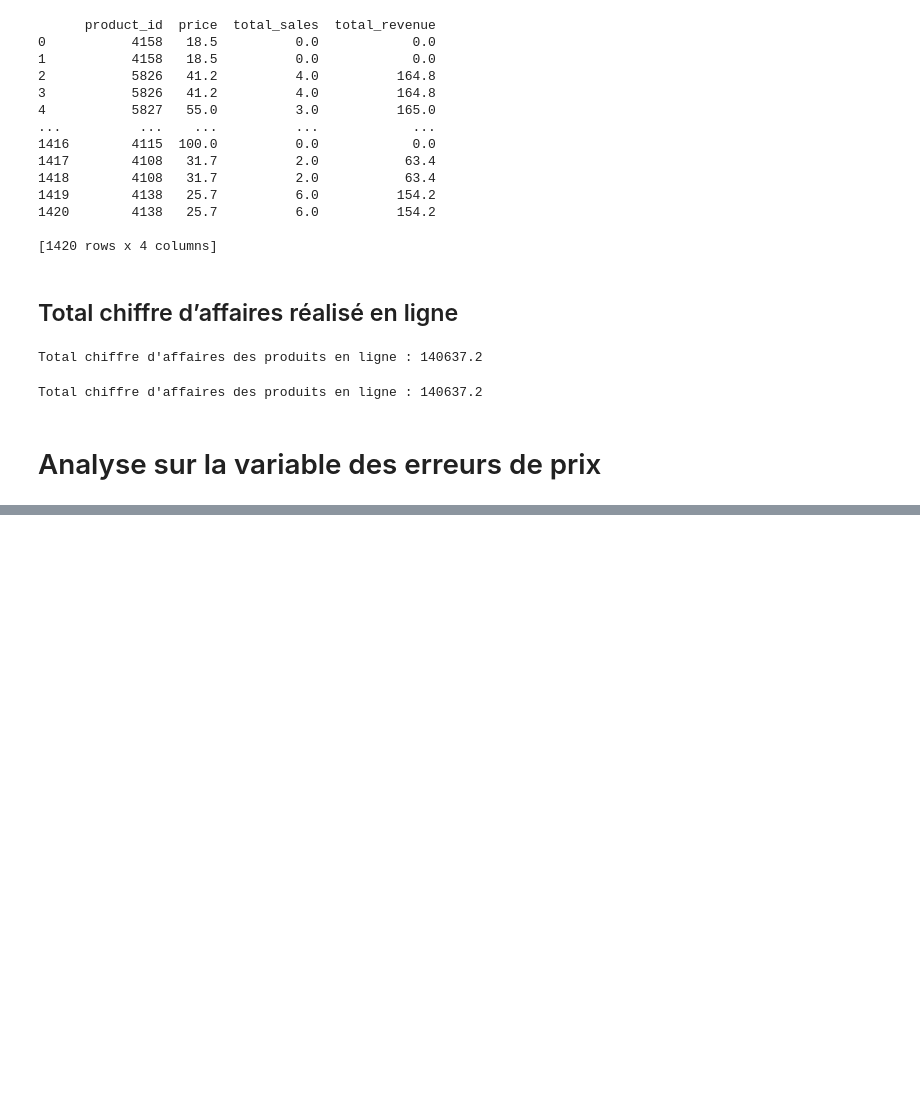
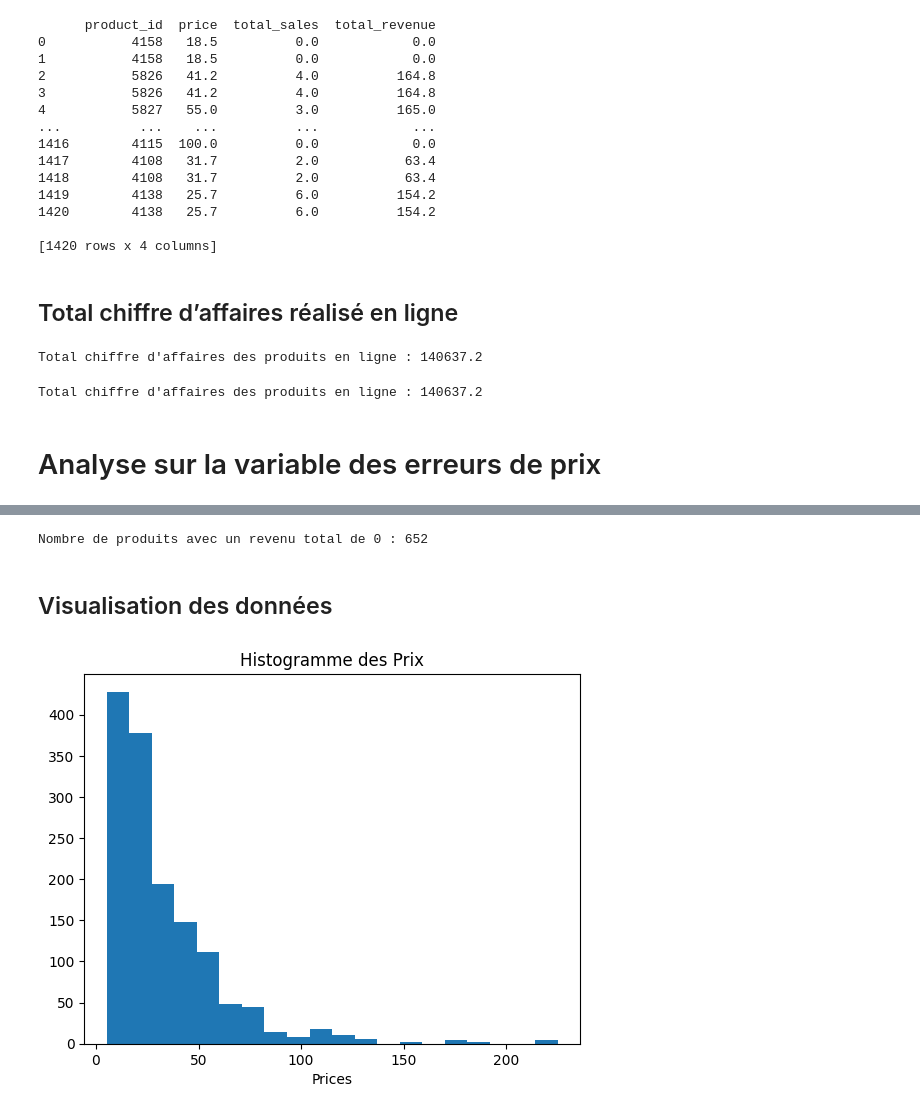
Before and after one commit to Idolrice/projet_6_OC, a Jupyter notebook: notebooks/02-analyze.ipynb, the cells around one changed output, grey strips where cells are left out. Drawn from its saved outputs; the diff is of its cells as text; code cells hidden in the pictures; blank space fills up the shorter version.

Commit message:
update_analyze

```diff
--- a/notebooks/02-analyze.ipynb
+++ b/notebooks/02-analyze.ipynb
@@ -63,0 +92,19 @@ Total chiffre d'affaires des produits en ligne : 140637.2
+# %%
+# Compter le nombre de produits avec un revenu total de 0
+count_zero_revenue = (filtered_allin_FA['total_revenue'] == 0).sum()
+print("Nombre de produits avec un revenu total de 0 :", count_zero_revenue)
+# %% [output]
+Nombre de produits avec un revenu total de 0 : 652
+# %% [markdown]
+## Visualisation des données ##
+# %%
+# histogramme
+import matplotlib.pyplot as plt
+plt.hist(allin_for_analyze['price'], bins=20)
+plt.xlabel('Prices')
+#plt.ylabel('???')
+plt.title('Histogramme des Prix')
+plt.show()
+#TO DELETE
+# %% [output]
+[figure, added]
```
Also changed, not shown: parts of 16 cells of this notebook.
